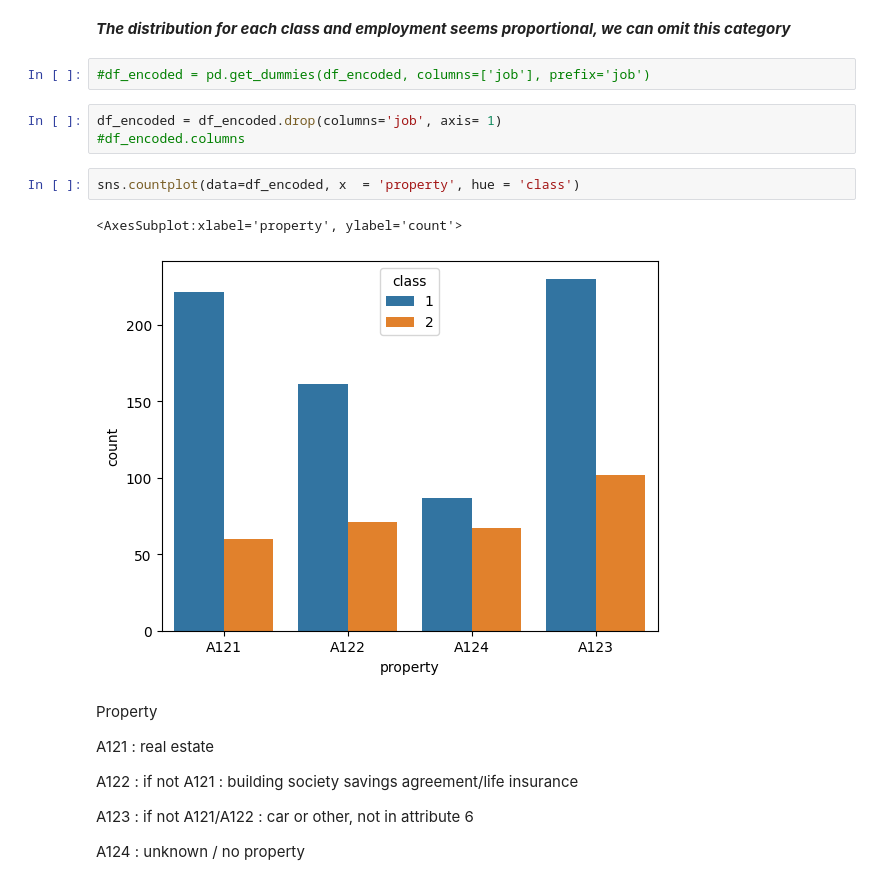
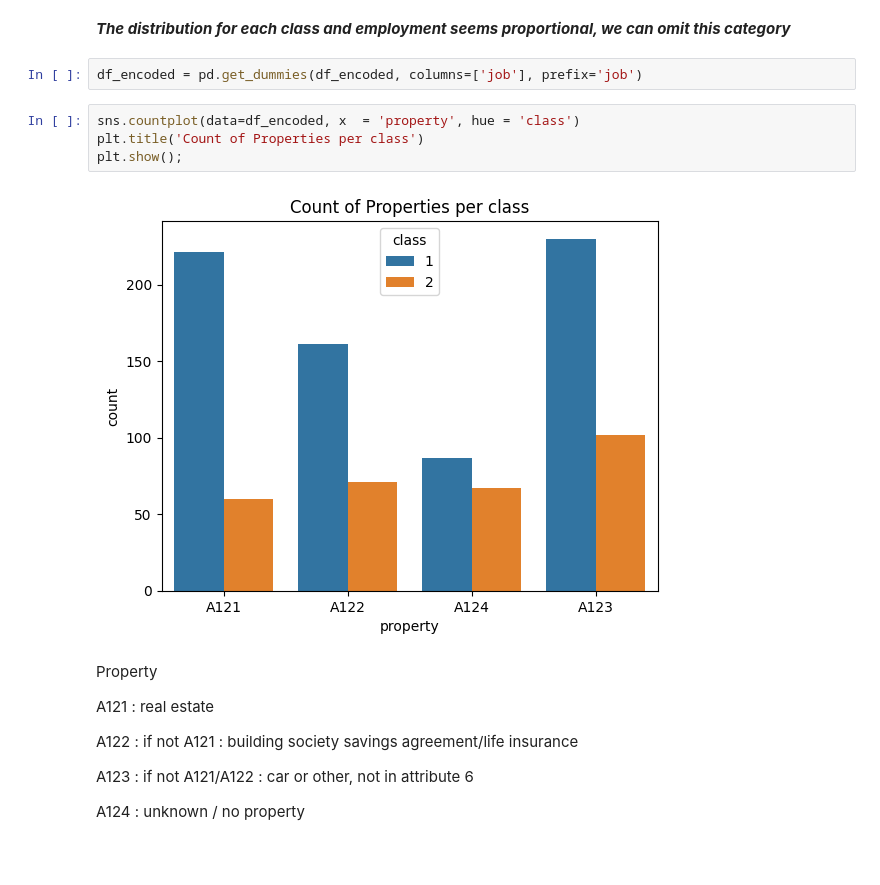
Before and after one commit to lopez-Luis89/Credit, a Jupyter notebook: Team Project AAI 501.ipynb, the cells around one changed output. Cells and saved outputs as stored; diff of their text form; blank space fills up the shorter version.

```diff
--- a/Team Project AAI 501.ipynb
+++ b/Team Project AAI 501.ipynb
@@ -511,15 +426,13 @@ sns.countplot(data=df_encoded, x = 'job', hue = 'class' )
 # %% [markdown]
 ***The distribution for each class and employment seems proportional, we can omit this category***
 # %%
-#df_encoded = pd.get_dummies(df_encoded, columns=['job'], prefix='job')
+df_encoded = pd.get_dummies(df_encoded, columns=['job'], prefix='job')
-# %%
-df_encoded = df_encoded.drop(columns='job', axis= 1)
-#df_encoded.columns
 # %%
 sns.countplot(data=df_encoded, x  = 'property', hue = 'class')
+plt.title('Count of Properties per class')
+plt.show();
 # %% [output]
-<AxesSubplot:xlabel='property', ylabel='count'>
-[figure, old version]
+[figure, new version]
 # %% [markdown]
 Property
 
```
Also changed, not shown: parts of 58 cells of this notebook.
